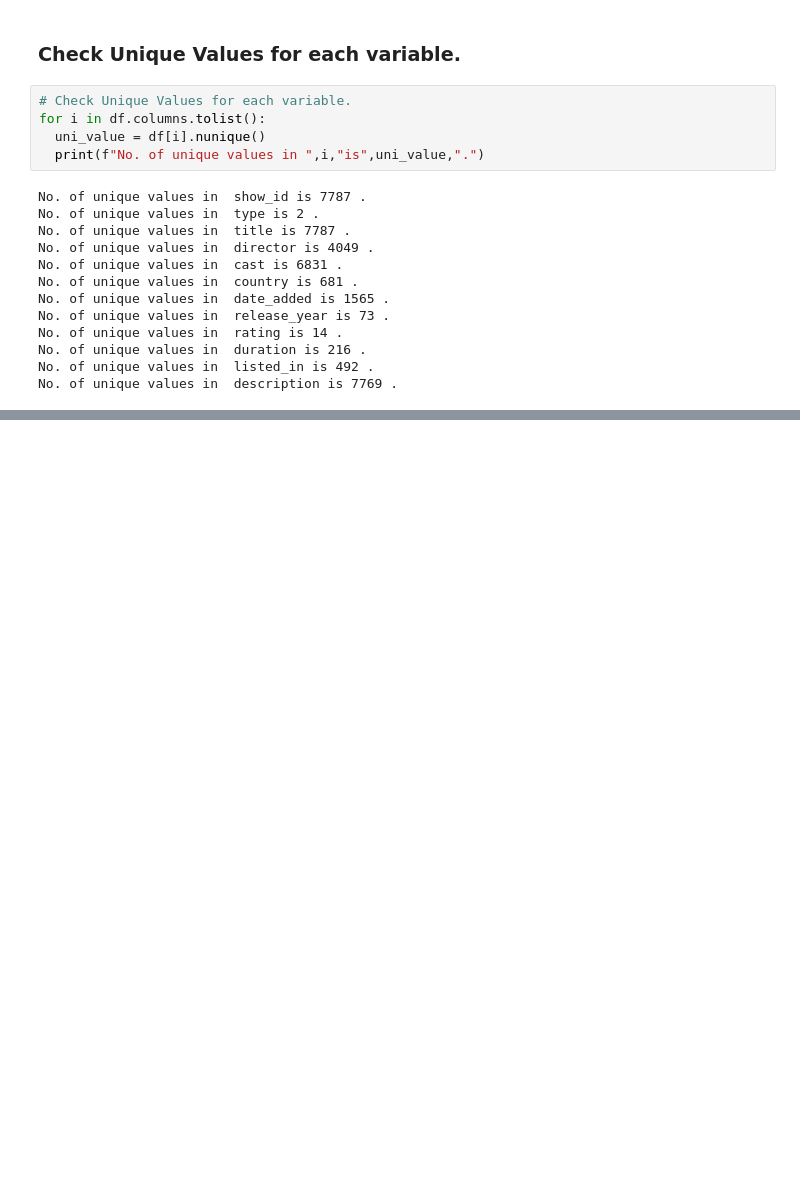
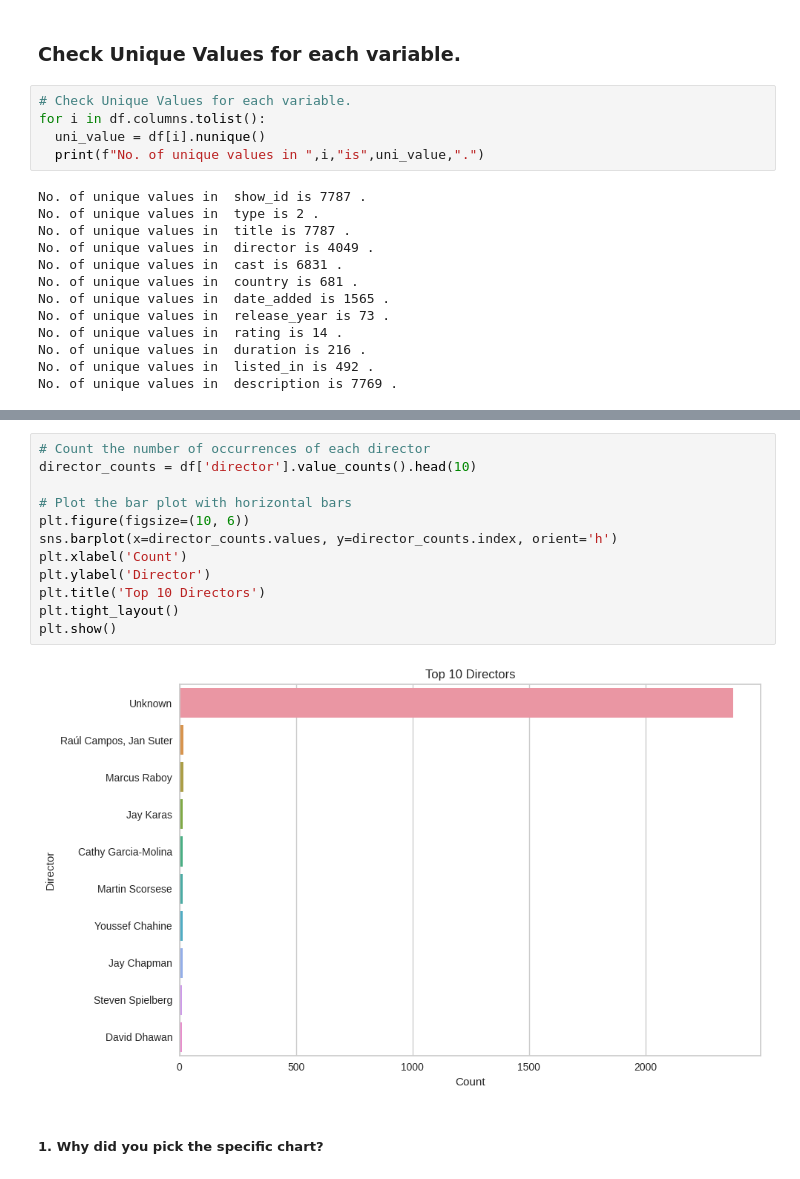
Before and after one commit to waghpallavi/Netflix-movies-and-TV-shows-clustering, a Jupyter notebook: Netflix_movies_and_TV_shows_clustering.ipynb, the cells around one changed output, grey strips where cells are left out. Saved outputs shown, nothing was run; the diff lists cells and outputs as text; blank space fills up the shorter version.

```diff
--- a/Netflix_movies_and_TV_shows_clustering.ipynb
+++ b/Netflix_movies_and_TV_shows_clustering.ipynb
@@ -257,0 +427,16 @@ No. of unique values in  description is 7769 .
+# %%
+# Count the number of occurrences of each director
+director_counts = df['director'].value_counts().head(10)
+
+# Plot the bar plot with horizontal bars
+plt.figure(figsize=(10, 6))
+sns.barplot(x=director_counts.values, y=director_counts.index, orient='h')
+plt.xlabel('Count')
+plt.ylabel('Director')
+plt.title('Top 10 Directors')
+plt.tight_layout()
+plt.show()
+# %% [output]
+[figure, added]
+# %% [markdown]
+##### 1. Why did you pick the specific chart?
```
Also changed, not shown: parts of 83 cells of this notebook.
